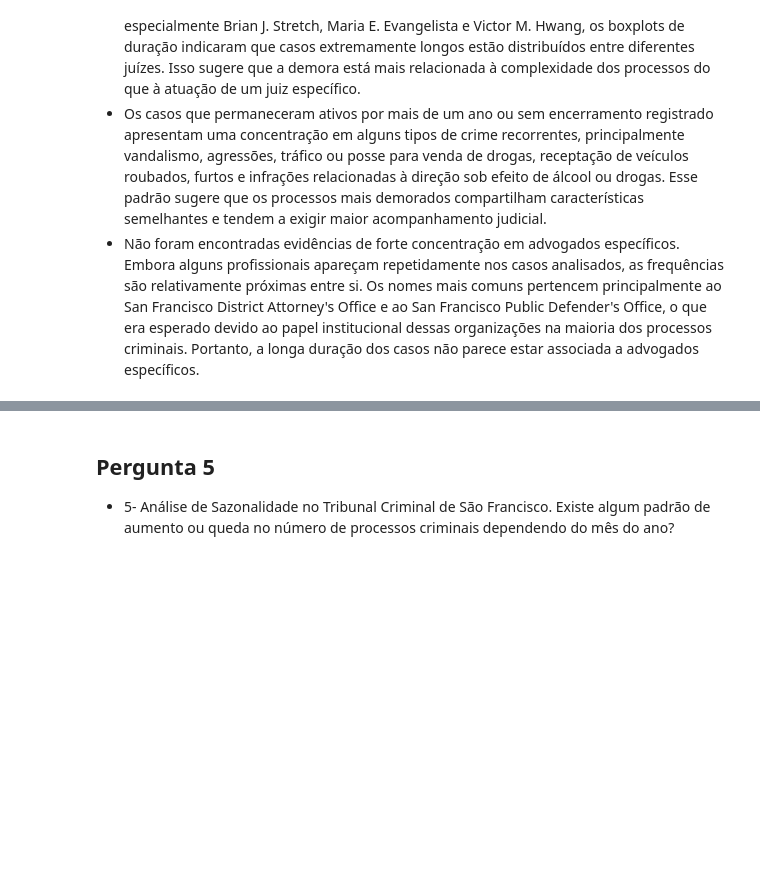
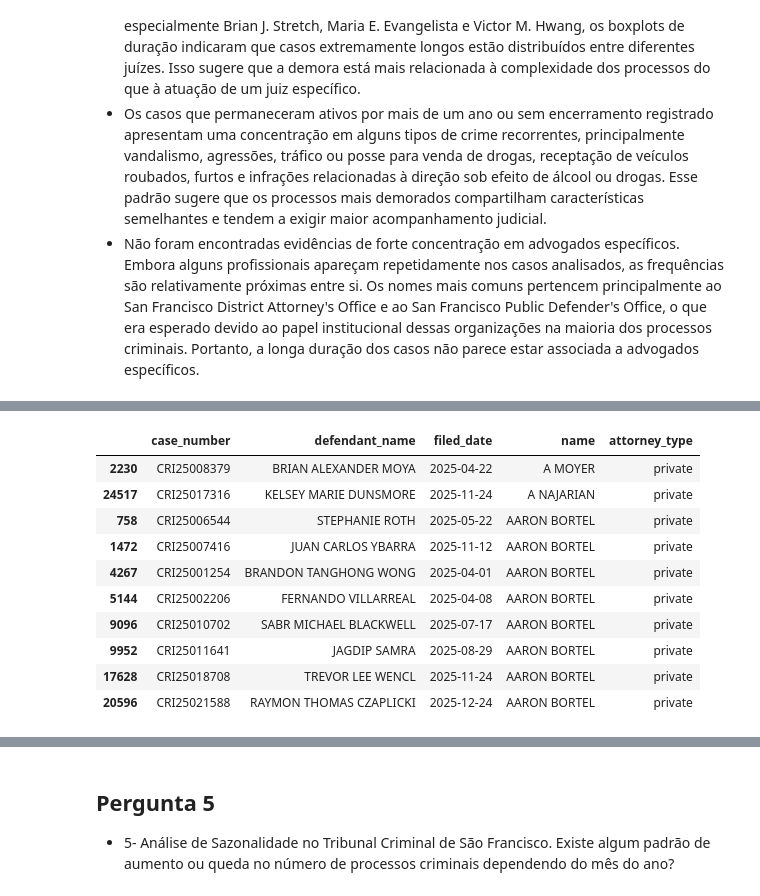
Before and after one commit to Orlandovpjunior/machine_learning, a Jupyter notebook: lab5/notebook.ipynb, the cells around one changed output, grey strips where cells are left out. Saved outputs shown, nothing was run; the diff lists cells and outputs as text; code cells hidden in the pictures; blank space fills up the shorter version.

```diff
--- a/lab5/notebook.ipynb
+++ b/lab5/notebook.ipynb
@@ -815,0 +910,17 @@ df_result.nlargest(
+# %%
+df_mergeado = df_cases.merge(df_defensores, how='left', on='case_number')
+df_mergeado.drop(['id','case_id','scraped_at'], axis=1, inplace=True)
+df_mergeado.dropna(subset=['attorney_type'], inplace=True)
+df_mergeado.sort_values('name').head(10)
+# %% [output]
+|  | case_number | defendant_name | filed_date | name | attorney_type |
+| 2230 | CRI25008379 | BRIAN ALEXANDER MOYA | 2025-04-22 | A MOYER | private |
+| 24517 | CRI25017316 | KELSEY MARIE DUNSMORE | 2025-11-24 | A NAJARIAN | private |
+| 758 | CRI25006544 | STEPHANIE ROTH | 2025-05-22 | AARON BORTEL | private |
+| 1472 | CRI25007416 | JUAN CARLOS YBARRA | 2025-11-12 | AARON BORTEL | private |
+| 4267 | CRI25001254 | BRANDON TANGHONG WONG | 2025-04-01 | AARON BORTEL | private |
+| 5144 | CRI25002206 | FERNANDO VILLARREAL | 2025-04-08 | AARON BORTEL | private |
+| 9096 | CRI25010702 | SABR MICHAEL BLACKWELL | 2025-07-17 | AARON BORTEL | private |
+| 9952 | CRI25011641 | JAGDIP SAMRA | 2025-08-29 | AARON BORTEL | private |
+| 17628 | CRI25018708 | TREVOR LEE WENCL | 2025-11-24 | AARON BORTEL | private |
+| 20596 | CRI25021588 | RAYMON THOMAS CZAPLICKI | 2025-12-24 | AARON BORTEL | private |
```
Also changed, not shown: parts of 16 cells of this notebook.
